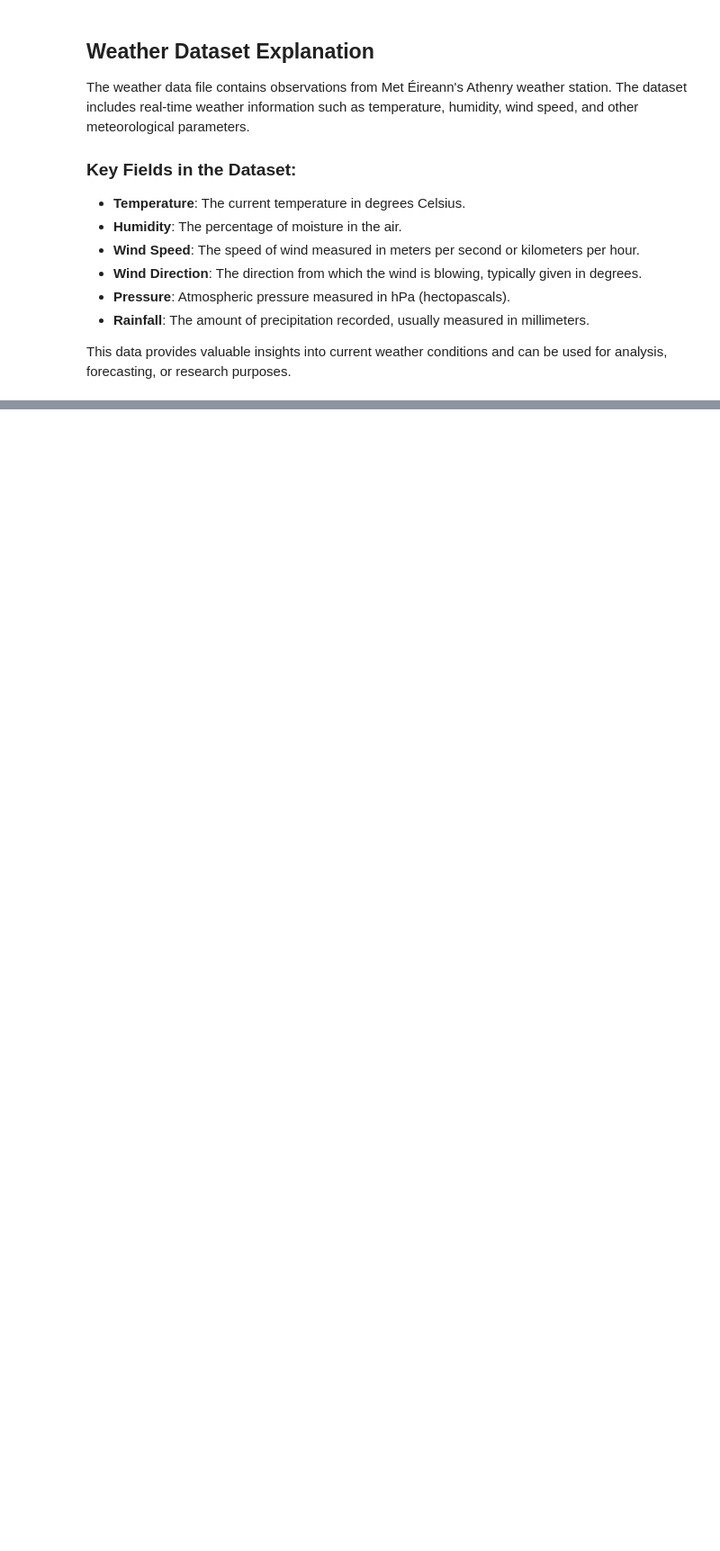
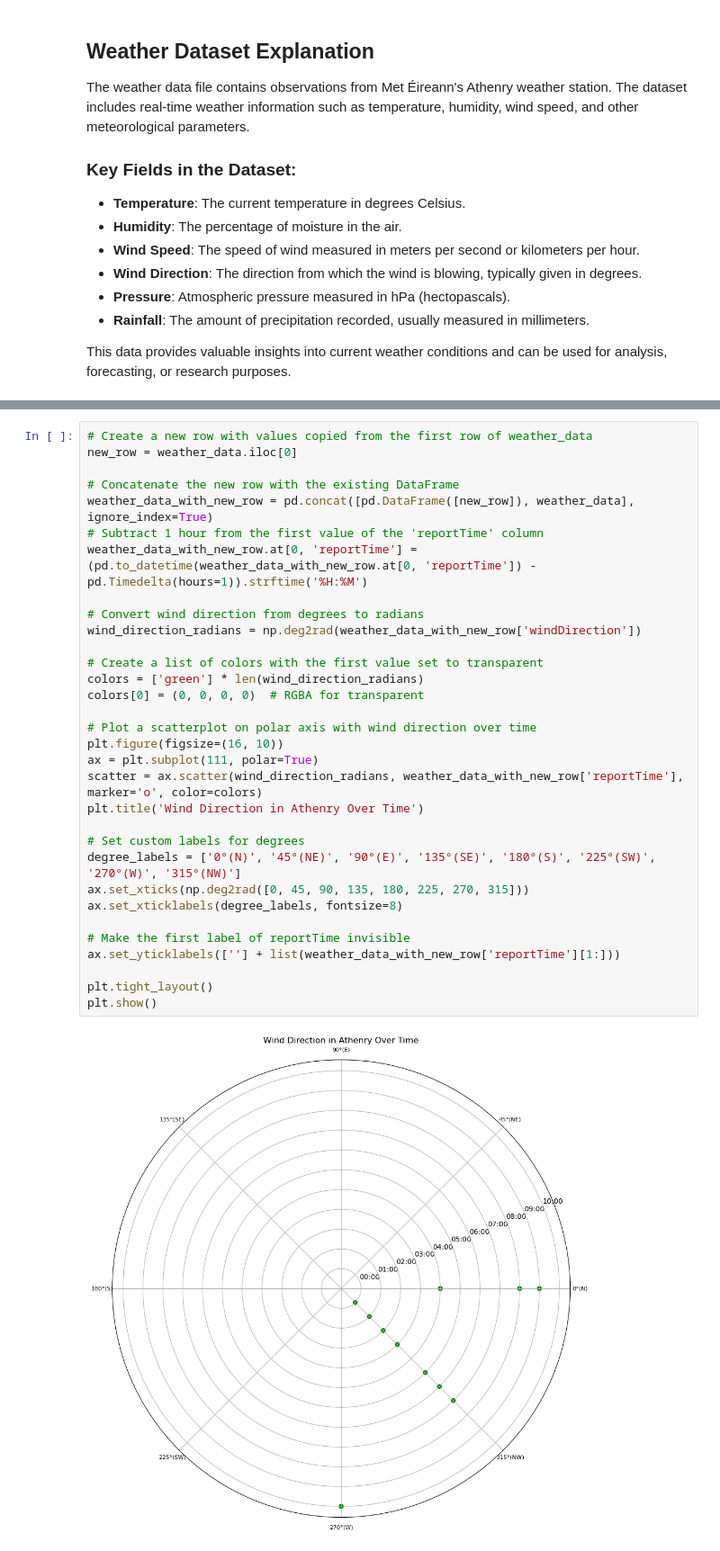
Before and after one commit to kronos164/computer-infrastructure, a Jupyter notebook: weather.ipynb, the cells around one changed output, grey strips where cells are left out. Shown: that part at 90% size. Drawn from its saved outputs; the diff is of its cells as text; blank space fills up the shorter version.

```diff
--- a/weather.ipynb
+++ b/weather.ipynb
@@ -181,0 +249,34 @@ if 'temperature' in weather_data.columns:
+# %%
+# Create a new row with values copied from the first row of weather_data
+new_row = weather_data.iloc[0]
+
+# Concatenate the new row with the existing DataFrame
+weather_data_with_new_row = pd.concat([pd.DataFrame([new_row]), weather_data], ignore_index=True)
+# Subtract 1 hour from the first value of the 'reportTime' column
+weather_data_with_new_row.at[0, 'reportTime'] = (pd.to_datetime(weather_data_with_new_row.at[0, 'reportTime']) - pd.Timedelta(hours=1)).strftime('%H:%M')
+
+# Convert wind direction from degrees to radians
+wind_direction_radians = np.deg2rad(weather_data_with_new_row['windDirection'])
+
+# Create a list of colors with the first value set to transparent
+colors = ['green'] * len(wind_direction_radians)
+colors[0] = (0, 0, 0, 0)  # RGBA for transparent
+
+# Plot a scatterplot on polar axis with wind direction over time
+plt.figure(figsize=(16, 10))
+ax = plt.subplot(111, polar=True)
+scatter = ax.scatter(wind_direction_radians, weather_data_with_new_row['reportTime'], marker='o', color=colors)
+plt.title('Wind Direction in Athenry Over Time')
+
+# Set custom labels for degrees
+degree_labels = ['0°(N)', '45°(NE)', '90°(E)', '135°(SE)', '180°(S)', '225°(SW)', '270°(W)', '315°(NW)']
+ax.set_xticks(np.deg2rad([0, 45, 90, 135, 180, 225, 270, 315]))
+ax.set_xticklabels(degree_labels, fontsize=8)
+
+# Make the first label of reportTime invisible
+ax.set_yticklabels([''] + list(weather_data_with_new_row['reportTime'][1:]))
+
+plt.tight_layout()
+plt.show()
+# %% [output]
+[figure, added]
```
Also changed, not shown: parts of 24 cells of this notebook.
